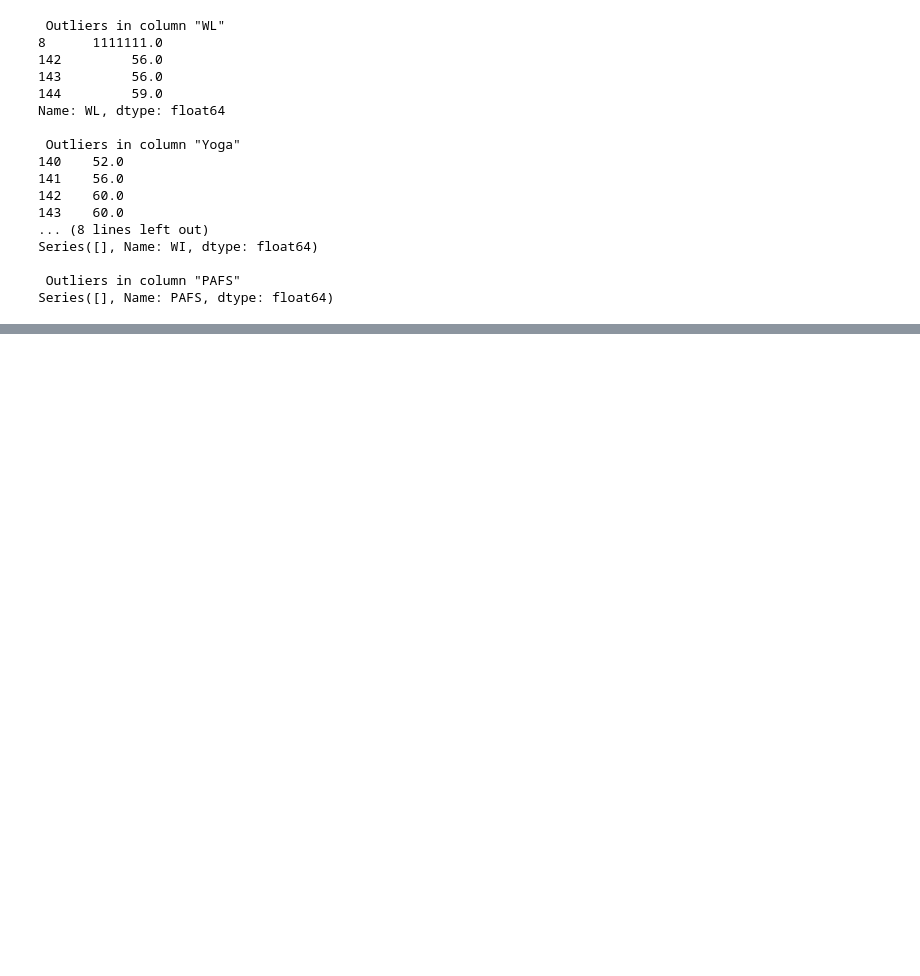
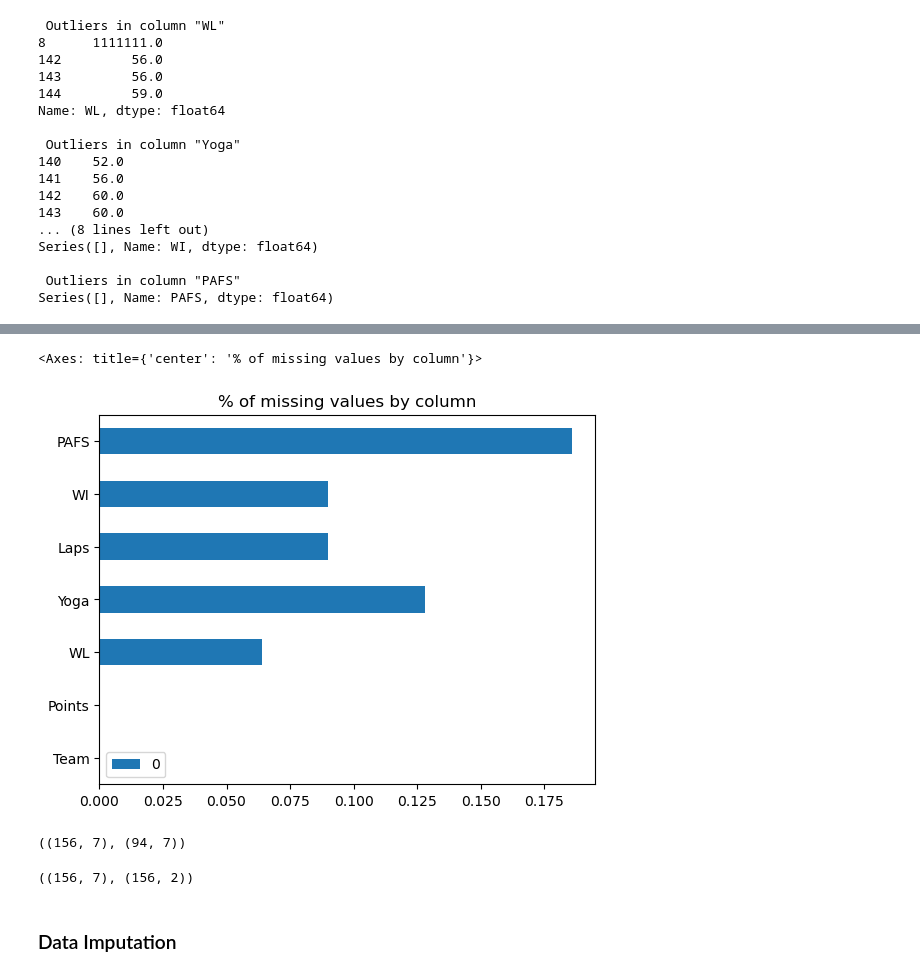
Before and after one commit to BartWilcz/datascience, a Jupyter notebook: Polynomial Regression Project.ipynb, the cells around one changed output, grey strips where cells are left out. Cells and saved outputs as stored; diff of their text form; code cells hidden in the pictures; blank space fills up the shorter version.

```diff
--- a/Polynomial Regression Project.ipynb
+++ b/Polynomial Regression Project.ipynb
@@ -195,3 +195,5 @@ Series([], Name: WI, dtype: float64)
 
  Outliers in column "PAFS"
 Series([], Name: PAFS, dtype: float64)
+# %%
+df_clean = df.drop([142,143,144])
@@ -197,0 +204,2 @@ Series([], Name: PAFS, dtype: float64)
+# %%
+df_clean['WL'][df_clean['WL']==1111111.0]=np.nan
@@ -197,0 +226,4 @@ Series([], Name: PAFS, dtype: float64)
+# %%
+ncounts = pd.DataFrame([df_clean.isna().mean()]).T
+# %%
+ncounts = ncounts.rename(columns={1:'data_missing'})
@@ -197,0 +241,15 @@ Series([], Name: PAFS, dtype: float64)
+# %%
+ncounts.plot(kind='barh', title= '% of missing values by column')
+# %% [output]
+<Axes: title={'center': '% of missing values by column'}>
+[figure, added]
+# %%
+df_clean.shape, df_clean.dropna(axis=0).shape
+# %% [output]
+((156, 7), (94, 7))
+# %%
+df_clean.shape, df_clean.dropna(axis=1).shape
+# %% [output]
+((156, 7), (156, 2))
+# %% [markdown]
+### Data Imputation
```
Also changed, not shown: parts of 56 cells of this notebook.
